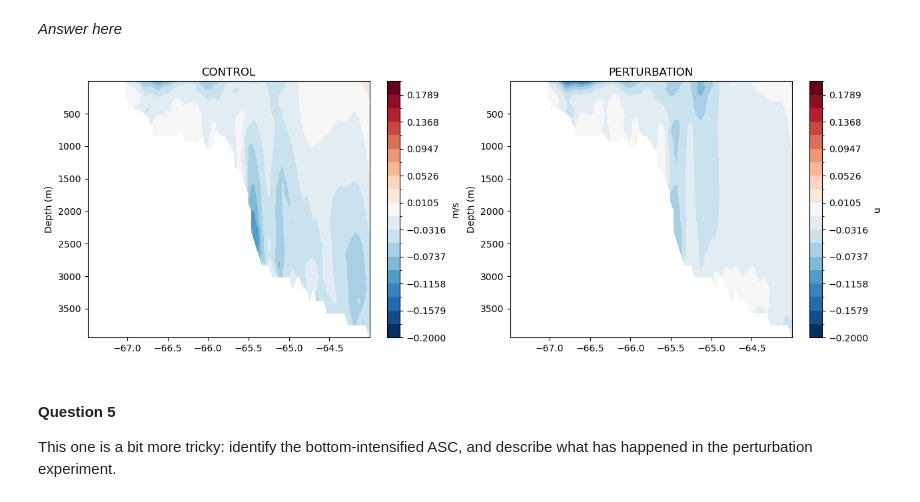
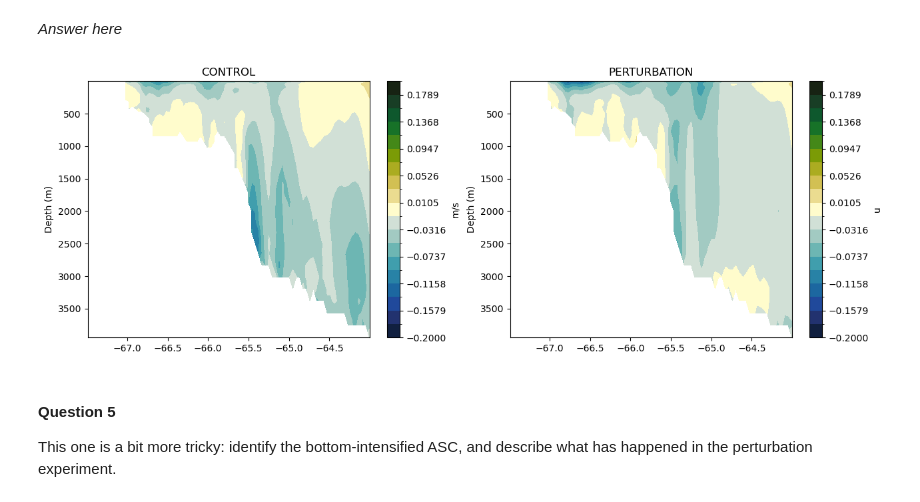
Before and after one commit to julia-neme/KSA_Observations_Modelling, a Jupyter notebook: Class7/Future_changes_Southern_Ocean.ipynb, the cells around one changed output. Saved outputs shown, nothing was run; the diff lists cells and outputs as text; code cells hidden in the pictures.

```diff
--- a/Class7/Future_changes_Southern_Ocean.ipynb
+++ b/Class7/Future_changes_Southern_Ocean.ipynb
@@ -265,17 +263,17 @@ asc_dense_c = control['u'].sel(xu_ocean = slice(-240, -230), yu_ocean = slice(-6
 asc_dense_p = exp_585['u'].sel(xu_ocean = slice(-240, -230), yu_ocean = slice(-67.5, -64), st_ocean = slice(None, 4000)).mean('xu_ocean')
 # %%
 fig, axs = plt.subplots(1, 2, figsize = (15,5))
-asc_dense_c.plot.contourf(ax = axs[0], levels = 20, vmin = -.2, vmax = .2, cmap = 'RdBu_r',
+asc_dense_c.plot.contourf(ax = axs[0], levels = 20, vmin = -.2, vmax = .2, cmap = cm.cm.delta,
                           cbar_kwargs = {'label':'m/s'})
-asc_dense_p.plot.contourf(ax = axs[1], levels = 20, vmin = -.2, vmax = .2, cmap = 'RdBu_r')
+asc_dense_p.plot.contourf(ax = axs[1], levels = 20, vmin = -.2, vmax = .2, cmap = cm.cm.delta)
 axs[0].set_title('CONTROL')
 axs[1].set_title('PERTURBATION')
 for ax in axs:
     ax.invert_yaxis();
     ax.set_ylabel('Depth (m)');
     ax.set_xlabel('');
 # %% [output]
-[figure, old version]
+[figure, new version]
 # %% [markdown]
 #### Question 5
 
```
Also changed, not shown: parts of 1 cell of this notebook, 6 other files.
